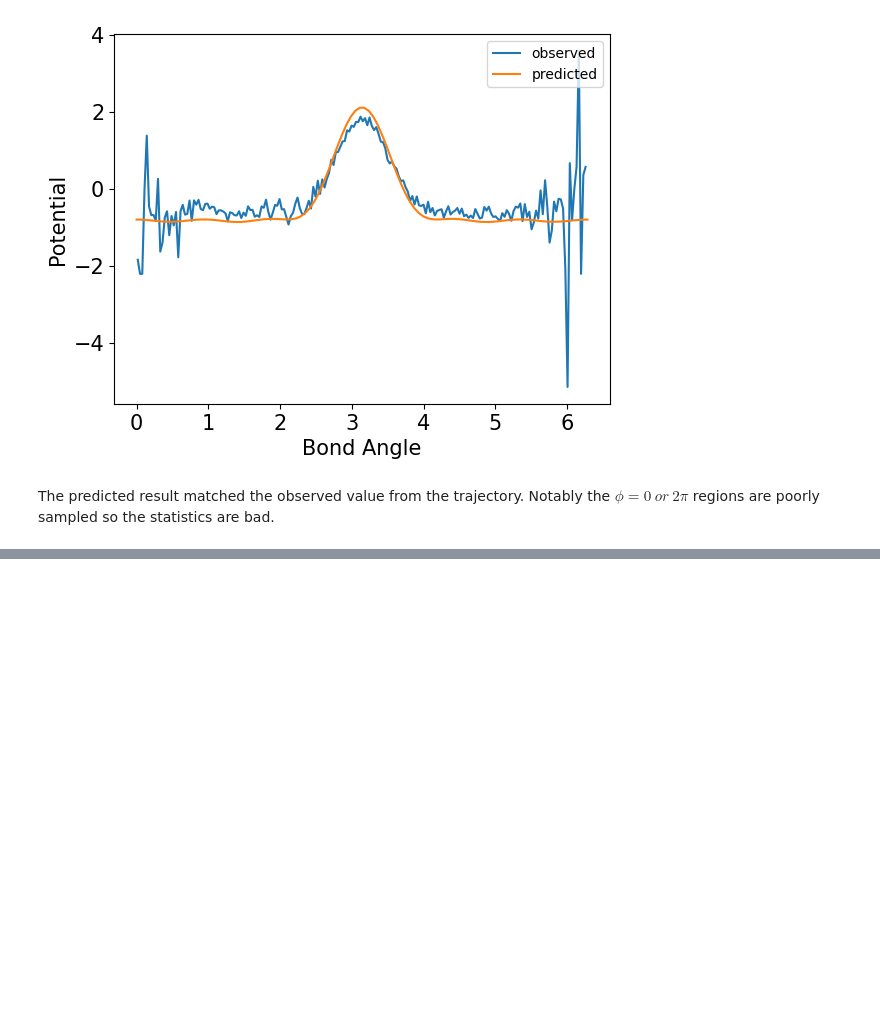
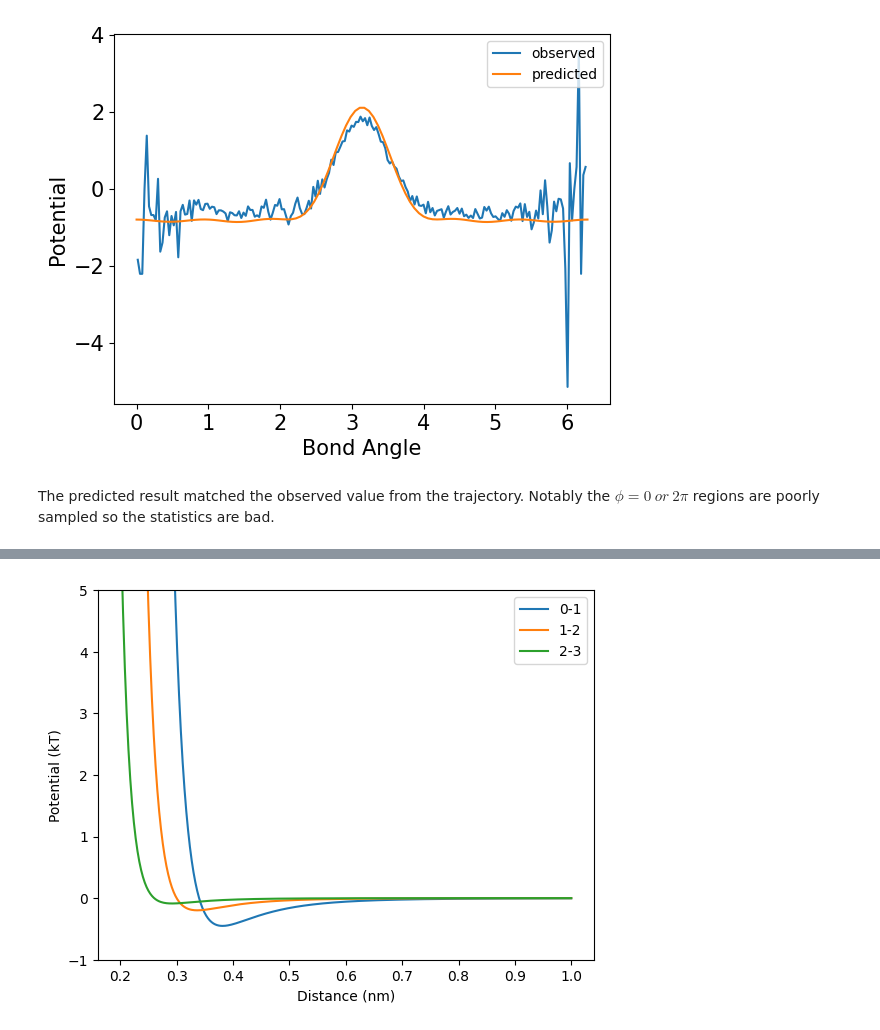
Before and after one commit to alanzy199/CHEM101.6, a Jupyter notebook: week1/homework_week1&2.ipynb, the cells around one changed output, grey strips where cells are left out. Saved outputs shown, nothing was run; the diff lists cells and outputs as text; code cells hidden in the pictures; blank space fills up the shorter version.

```diff
--- a/week1/homework_week1&2.ipynb
+++ b/week1/homework_week1&2.ipynb
@@ -693,0 +737,19 @@ The predicted result matched the observed value from the trajectory. Notably the
+# %%
+
+# Plot LJ potential
+
+pairs = [[0,1],[1,2],[2,3]]
+
+r = np.linspace(0.2,1,500)
+# Plot the LJ potential from 0.05 nm to 0.5 nm
+for pair in pairs:
+    pot = L_J_intreaction(r,pair[0],pair[1])
+    plt.plot(r,pot,label = f"{pair[0]}-{pair[1]}")
+
+plt.ylim(-1, 5)
+plt.xlabel("Distance (nm)")
+plt.ylabel("Potential (kT)")
+plt.legend(loc='upper right')
+plt.show()
+# %% [output]
+[figure, added]
```
Also changed, not shown: parts of 5 cells of this notebook.
